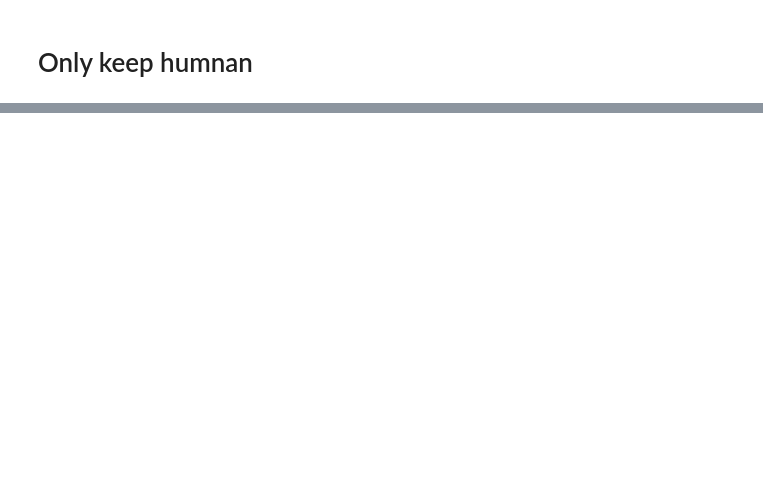
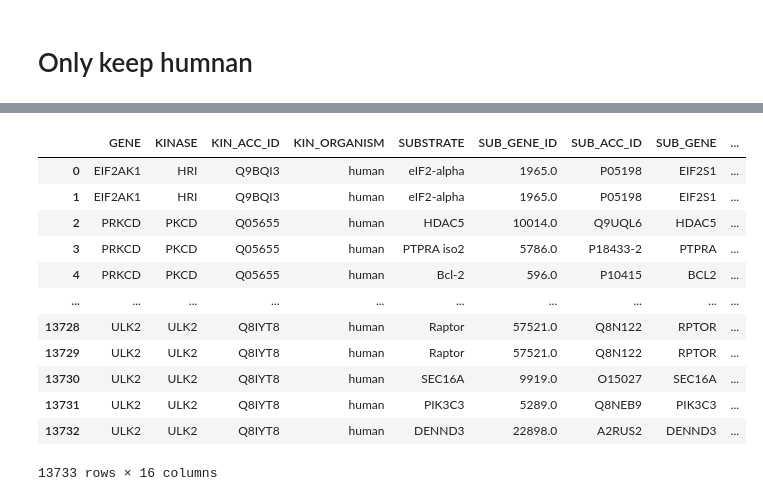
Before and after one commit to sadiatulmarzan/kinases_phosposite, a Jupyter notebook: python code/psp_experimental_kinase.ipynb, the cells around one changed output, grey strips where cells are left out. Cells and saved outputs as stored; diff of their text form; code cells hidden in the pictures; blank space fills up the shorter version.

```diff
--- a/python code/psp_experimental_kinase.ipynb
+++ b/python code/psp_experimental_kinase.ipynb
@@ -47,2 +103,18 @@ df_humnan
 # %%
 df_humnan.to_csv('../data/Kinase_Substrate_Dataset_human.csv', sep='\t', index=False)
+# %%
+pd.read_csv('../data/Kinase_Substrate_Dataset_human.csv', delimiter='\t')
+# %% [output]
+|  | GENE | KINASE | KIN_ACC_ID | KIN_ORGANISM | SUBSTRATE | SUB_GENE_ID | SUB_ACC_ID | SUB_GENE | ... |
+| 0 | EIF2AK1 | HRI | Q9BQI3 | human | eIF2-alpha | 1965.0 | P05198 | EIF2S1 | ... |
+| 1 | EIF2AK1 | HRI | Q9BQI3 | human | eIF2-alpha | 1965.0 | P05198 | EIF2S1 | ... |
+| 2 | PRKCD | PKCD | Q05655 | human | HDAC5 | 10014.0 | Q9UQL6 | HDAC5 | ... |
+| 3 | PRKCD | PKCD | Q05655 | human | PTPRA iso2 | 5786.0 | P18433-2 | PTPRA | ... |
+| 4 | PRKCD | PKCD | Q05655 | human | Bcl-2 | 596.0 | P10415 | BCL2 | ... |
+| ... | ... | ... | ... | ... | ... | ... | ... | ... | ... |
+| 13728 | ULK2 | ULK2 | Q8IYT8 | human | Raptor | 57521.0 | Q8N122 | RPTOR | ... |
+| 13729 | ULK2 | ULK2 | Q8IYT8 | human | Raptor | 57521.0 | Q8N122 | RPTOR | ... |
+| 13730 | ULK2 | ULK2 | Q8IYT8 | human | SEC16A | 9919.0 | O15027 | SEC16A | ... |
+| 13731 | ULK2 | ULK2 | Q8IYT8 | human | PIK3C3 | 5289.0 | Q8NEB9 | PIK3C3 | ... |
+| 13732 | ULK2 | ULK2 | Q8IYT8 | human | DENND3 | 22898.0 | A2RUS2 | DENND3 | ... |
+13733 rows × 16 columns
```
Also changed, not shown: parts of 4 cells of this notebook, 3 other files.
